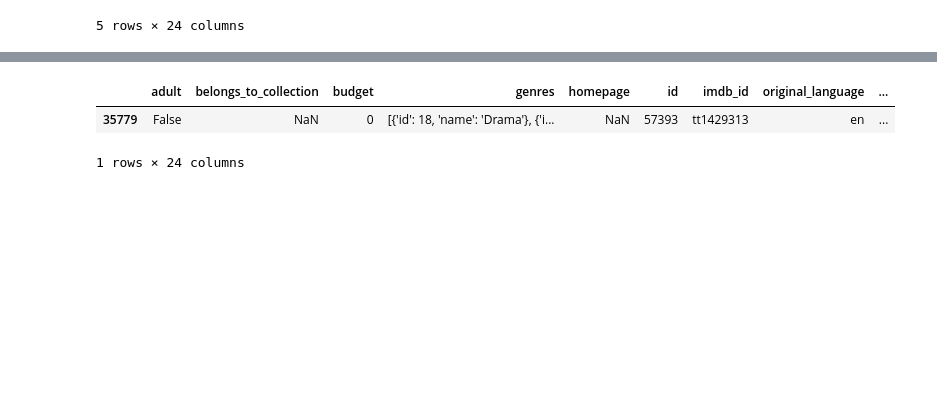
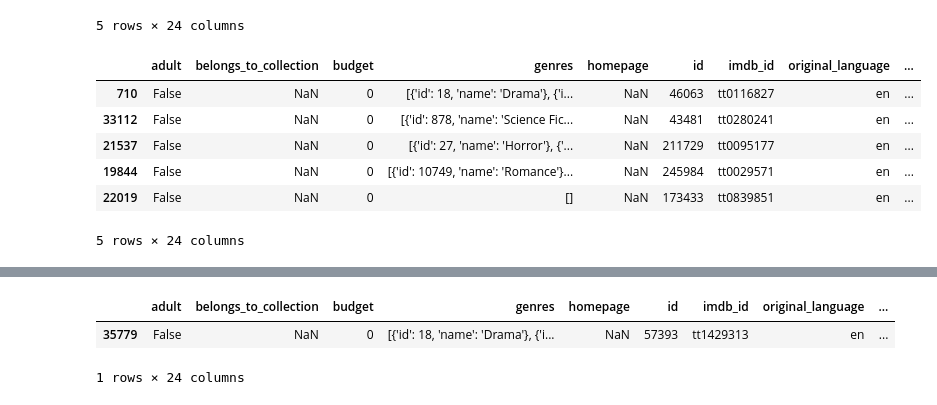
Before and after one commit to KJAnalytics/Movies-ETL, a Jupyter notebook: Wiki_movies.ipynb, the cells around one changed output, grey strips where cells are left out. Saved outputs shown, nothing was run; the diff lists cells and outputs as text; code cells hidden in the pictures; blank space fills up the shorter version.

```diff
--- a/Wiki_movies.ipynb
+++ b/Wiki_movies.ipynb
@@ -96,6 +97,16 @@ movies_metadata.head()
 | 3 | False | NaN | 16000000 | [{'id': 35, 'name': 'Comedy'}, {'... | NaN | 31357 | tt0114885 | en | ... |
 | 4 | False | {'id': 96871, 'name': 'Father of ... | 0 | [{'id': 35, 'name': 'Comedy'}] | NaN | 11862 | tt0113041 | en | ... |
 5 rows × 24 columns
+# %%
+movies_metadata.sample(n=5)
+# %% [output]
+|  | adult | belongs_to_collection | budget | genres | homepage | id | imdb_id | original_language | ... |
+| 710 | False | NaN | 0 | [{'id': 18, 'name': 'Drama'}, {'i... | NaN | 46063 | tt0116827 | en | ... |
+| 33112 | False | NaN | 0 | [{'id': 878, 'name': 'Science Fic... | NaN | 43481 | tt0280241 | en | ... |
+| 21537 | False | NaN | 0 | [{'id': 27, 'name': 'Horror'}, {'... | NaN | 211729 | tt0095177 | en | ... |
+| 19844 | False | NaN | 0 | [{'id': 10749, 'name': 'Romance'}... | NaN | 245984 | tt0029571 | en | ... |
+| 22019 | False | NaN | 0 | [] | NaN | 173433 | tt0839851 | en | ... |
+5 rows × 24 columns
 # %%
 movies_metadata.tail()
 # %% [output]
```
Also changed, not shown: parts of 26 cells of this notebook.
